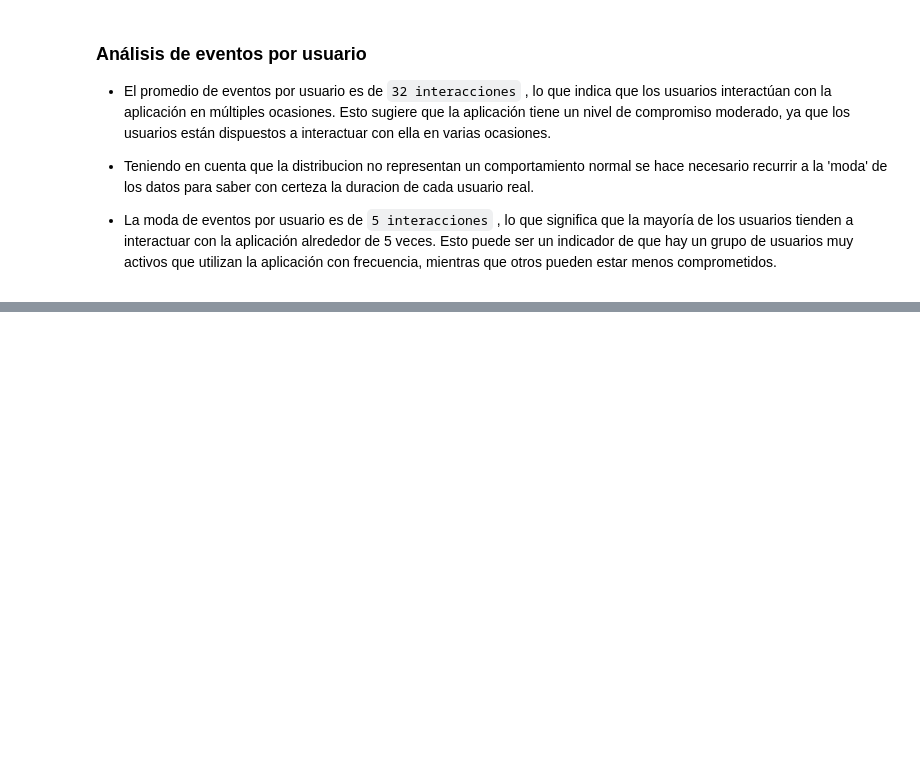
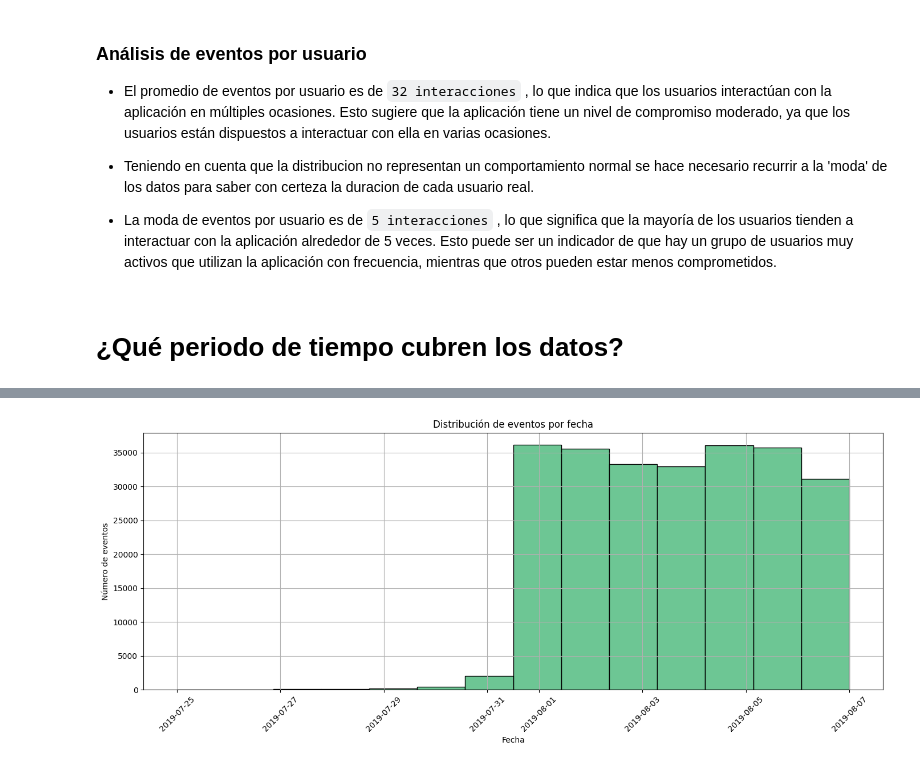
Before and after one commit to DavidRC-Ing/Project-Decisions-A-A-B, a Jupyter notebook: Project_Decisons_AAb_test.ipynb, the cells around one changed output, grey strips where cells are left out. Drawn from its saved outputs; the diff is of its cells as text; code cells hidden in the pictures; blank space fills up the shorter version.

```diff
--- a/Project_Decisons_AAb_test.ipynb
+++ b/Project_Decisons_AAb_test.ipynb
@@ -106,7 +115,8 @@ print(data_event.sample(n=5))
 # Creacion de las columans date y time
 
 data_event['date'] = data_event['event_timestamp'].dt.date
+data_event['date'] = pd.to_datetime(data_event['date'])
 data_event['time'] = data_event['event_timestamp'].dt.time
 
-print(data_event.sample(n=5))
+data_event.info()
 # %% [output]
@@ -228,3 +238,25 @@ Moda de eventos por usuario: 5.00
 - Teniendo en cuenta que la distribucion no representan un comportamiento normal se hace necesario recurrir a la 'moda' de los datos para saber con certeza la duracion de cada usuario real.
 
 - La moda de eventos por usuario es de ``5 interacciones`` , lo que significa que la mayoría de los usuarios tienden a interactuar con la aplicación alrededor de 5 veces. Esto puede ser un indicador de que hay un grupo de usuarios muy activos que utilizan la aplicación con frecuencia, mientras que otros pueden estar menos comprometidos.
+# %% [markdown]
+# ¿Qué periodo de tiempo cubren los datos?
+# %%
+# Fecha de inicio y fin de los registros
+start_date = data_event['event_timestamp'].min()
+end_date = data_event['event_timestamp'].max()
+
+print(f"\nFecha de inicio: {start_date}")
+print(f"Fecha de fin: {end_date}")
+
+# grafico de la cantidad de eventos por fecha
+
+plt.figure(figsize=(14, 6))
+sns.histplot(data_event['date'], bins=len(data_event['date'].unique()), color='mediumseagreen')
+plt.xticks(rotation=45)
+plt.title('Distribución de eventos por fecha')
+plt.xlabel('Fecha')
+plt.ylabel('Número de eventos')
+plt.grid(True)
+plt.tight_layout()
+plt.show()
+# %% [output]
@@ -230,0 +265 @@ Moda de eventos por usuario: 5.00
+[figure, added]
```
Also changed, not shown: parts of 24 cells of this notebook.
